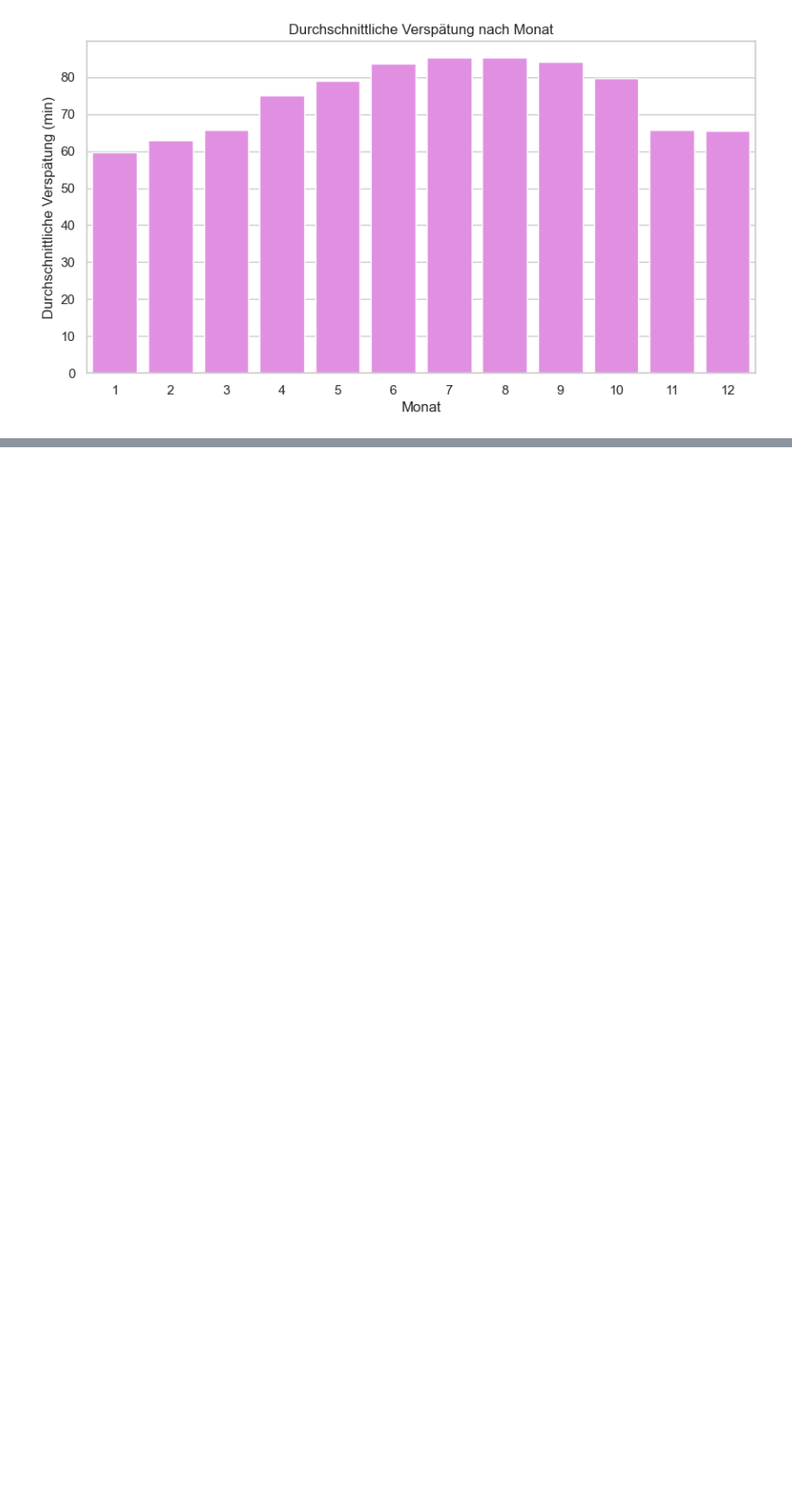
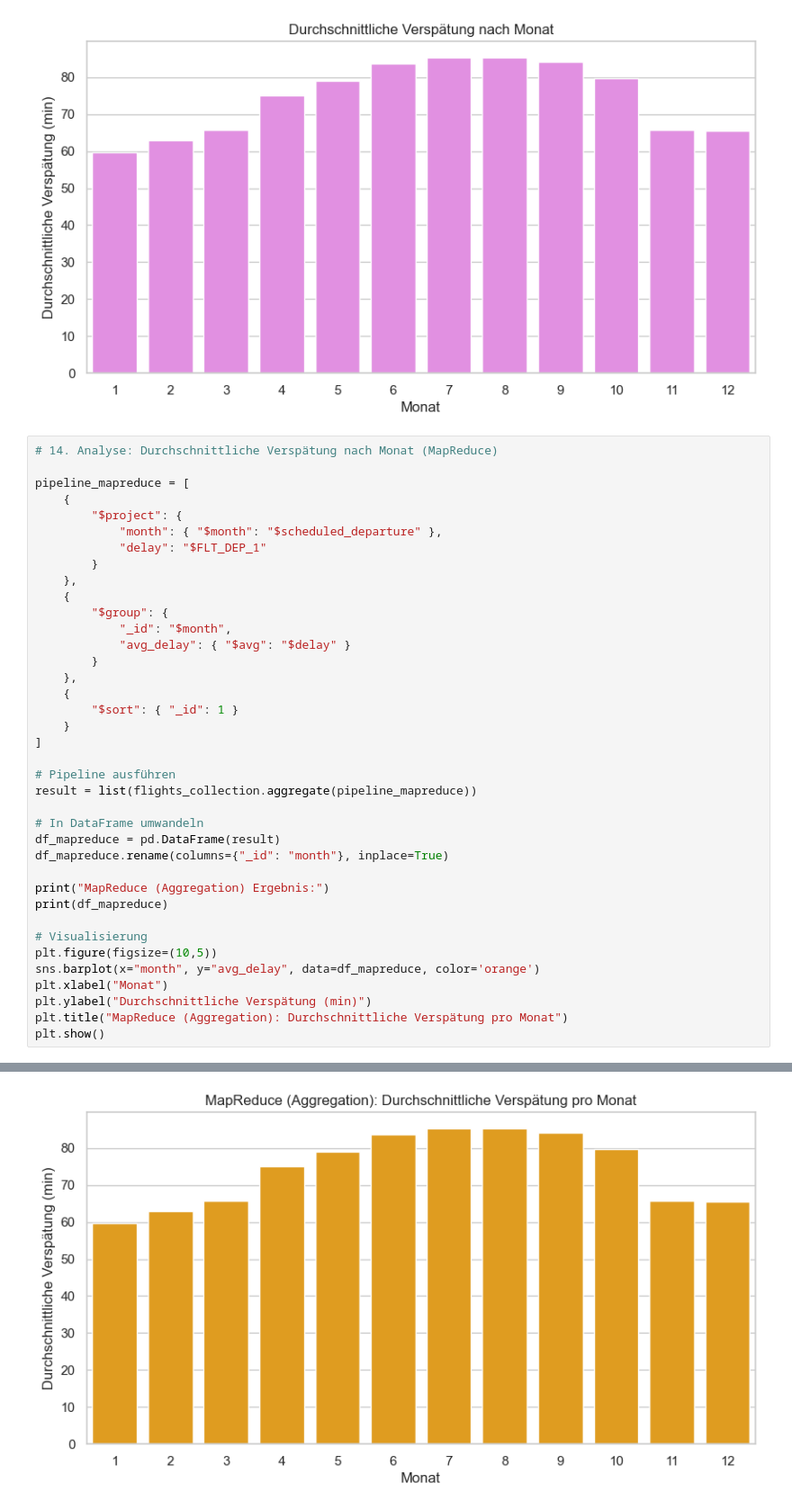
Before and after one commit to wi24b076/BigData-JupyterNotebook, a Jupyter notebook: einfluss-fluege-wetter.ipynb, the cells around one changed output, grey strips where cells are left out. Shown at 90% size. Saved outputs shown, nothing was run; the diff lists cells and outputs as text; blank space fills up the shorter version.

Commit message:
Verbessert und mit MapReduce

```diff
--- a/einfluss-fluege-wetter.ipynb
+++ b/einfluss-fluege-wetter.ipynb
@@ -361,3 +361,42 @@ plt.title("Durchschnittliche Verspätung nach Monat")
 plt.show()
 # %% [output]
 [figure]
+# %%
+# 14. Analyse: Durchschnittliche Verspätung nach Monat (MapReduce)
+
+pipeline_mapreduce = [
+    {
+        "$project": {
+            "month": { "$month": "$scheduled_departure" },
+            "delay": "$FLT_DEP_1"
+        }
+    },
+    {
+        "$group": {
+            "_id": "$month",
+            "avg_delay": { "$avg": "$delay" }
+        }
+    },
+    {
+        "$sort": { "_id": 1 }
+    }
+]
+
+# Pipeline ausführen
+result = list(flights_collection.aggregate(pipeline_mapreduce))
+
+# In DataFrame umwandeln
+df_mapreduce = pd.DataFrame(result)
+df_mapreduce.rename(columns={"_id": "month"}, inplace=True)
+
+print("MapReduce (Aggregation) Ergebnis:")
+print(df_mapreduce)
+
+# Visualisierung
+plt.figure(figsize=(10,5))
+sns.barplot(x="month", y="avg_delay", data=df_mapreduce, color='orange')
+plt.xlabel("Monat")
+plt.ylabel("Durchschnittliche Verspätung (min)")
+plt.title("MapReduce (Aggregation): Durchschnittliche Verspätung pro Monat")
+plt.show()
+# %% [output]
@@ -363,0 +417 @@ plt.show()
+[figure, added]
```
Also changed, not shown: parts of 9 cells of this notebook.
